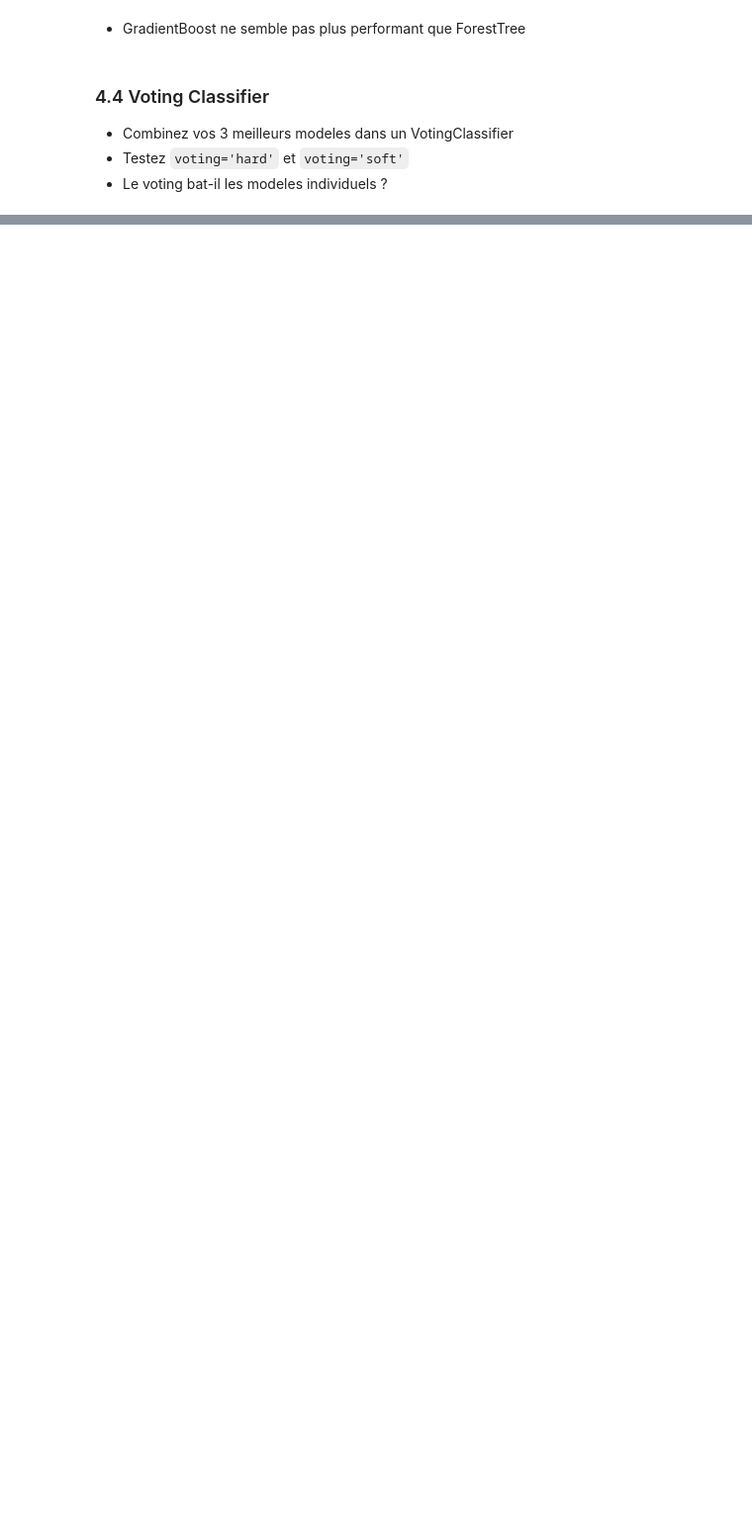
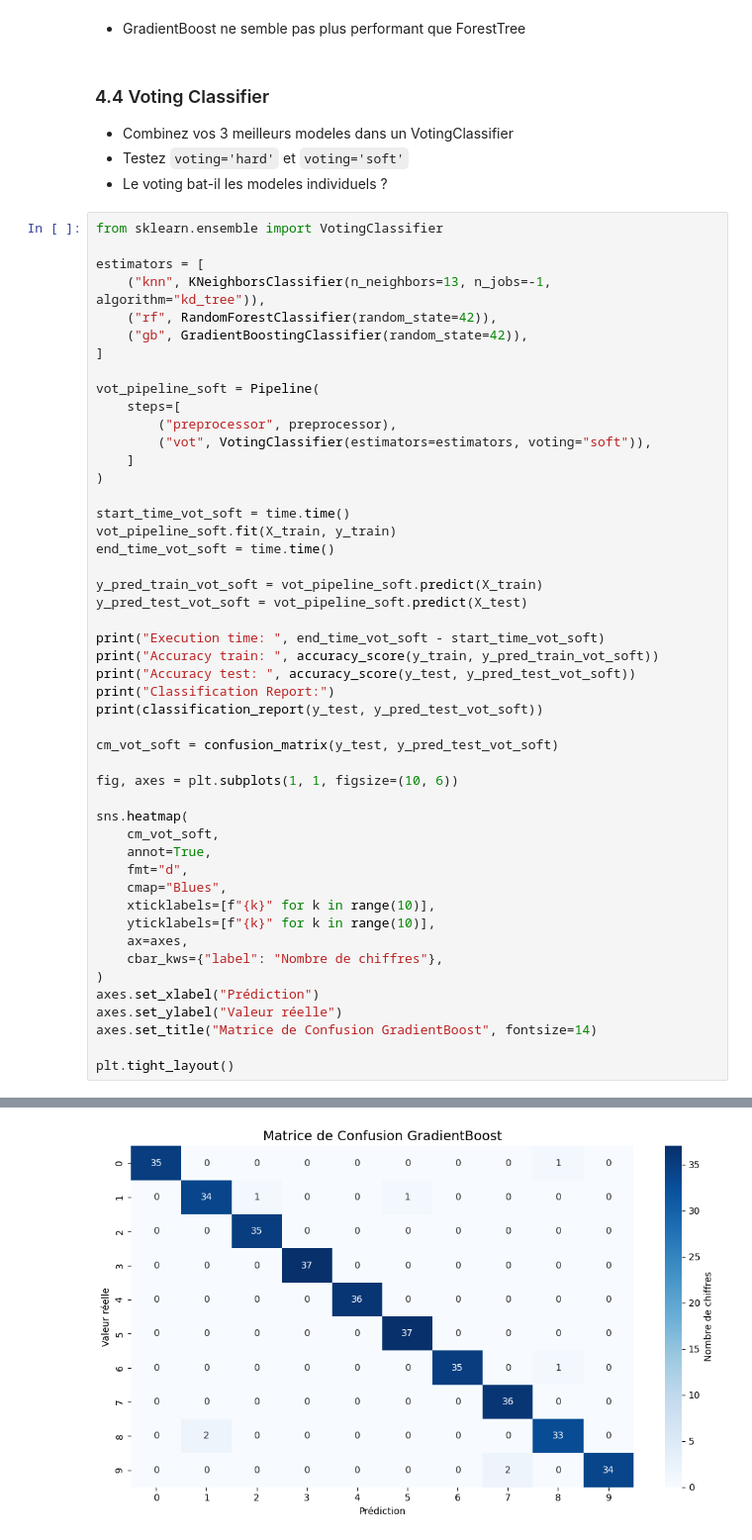
Before and after one commit to DamienDESSAUX-M2i/M2i_CDSD_TDTP, a Jupyter notebook: scikit_learn/exos/tp3.ipynb, the cells around one changed output, grey strips where cells are left out. Shown at 99% size. Saved outputs shown, nothing was run; the diff lists cells and outputs as text; blank space fills up the shorter version.

```diff
--- a/scikit_learn/exos/tp3.ipynb
+++ b/scikit_learn/exos/tp3.ipynb
@@ -427,3 +523,52 @@ weighted avg       0.96      0.96      0.96       360
 - Combinez vos 3 meilleurs modeles dans un VotingClassifier
 - Testez `voting='hard'` et `voting='soft'`
 - Le voting bat-il les modeles individuels ?
+# %%
+from sklearn.ensemble import VotingClassifier
+
+estimators = [
+    ("knn", KNeighborsClassifier(n_neighbors=13, n_jobs=-1, algorithm="kd_tree")),
+    ("rf", RandomForestClassifier(random_state=42)),
+    ("gb", GradientBoostingClassifier(random_state=42)),
+]
+
+vot_pipeline_soft = Pipeline(
+    steps=[
+        ("preprocessor", preprocessor),
+        ("vot", VotingClassifier(estimators=estimators, voting="soft")),
+    ]
+)
+
+start_time_vot_soft = time.time()
+vot_pipeline_soft.fit(X_train, y_train)
+end_time_vot_soft = time.time()
+
+y_pred_train_vot_soft = vot_pipeline_soft.predict(X_train)
+y_pred_test_vot_soft = vot_pipeline_soft.predict(X_test)
+
+print("Execution time: ", end_time_vot_soft - start_time_vot_soft)
+print("Accuracy train: ", accuracy_score(y_train, y_pred_train_vot_soft))
+print("Accuracy test: ", accuracy_score(y_test, y_pred_test_vot_soft))
+print("Classification Report:")
+print(classification_report(y_test, y_pred_test_vot_soft))
+
+cm_vot_soft = confusion_matrix(y_test, y_pred_test_vot_soft)
+
+fig, axes = plt.subplots(1, 1, figsize=(10, 6))
+
+sns.heatmap(
+    cm_vot_soft,
+    annot=True,
+    fmt="d",
+    cmap="Blues",
+    xticklabels=[f"{k}" for k in range(10)],
+    yticklabels=[f"{k}" for k in range(10)],
+    ax=axes,
+    cbar_kws={"label": "Nombre de chiffres"},
+)
+axes.set_xlabel("Prédiction")
+axes.set_ylabel("Valeur réelle")
+axes.set_title("Matrice de Confusion GradientBoost", fontsize=14)
+
+plt.tight_layout()
+# %% [output]
@@ -429,0 +595 @@ weighted avg       0.96      0.96      0.96       360
+[figure, added]
```
Also changed, not shown: parts of 18 cells of this notebook, 10 other files.
